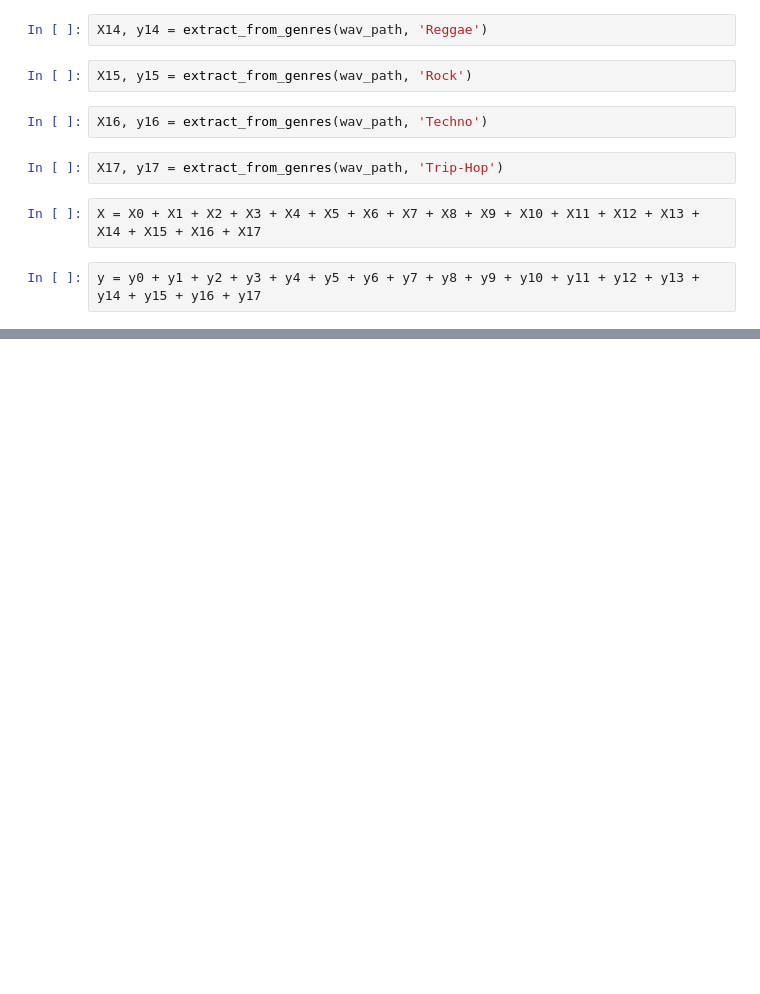
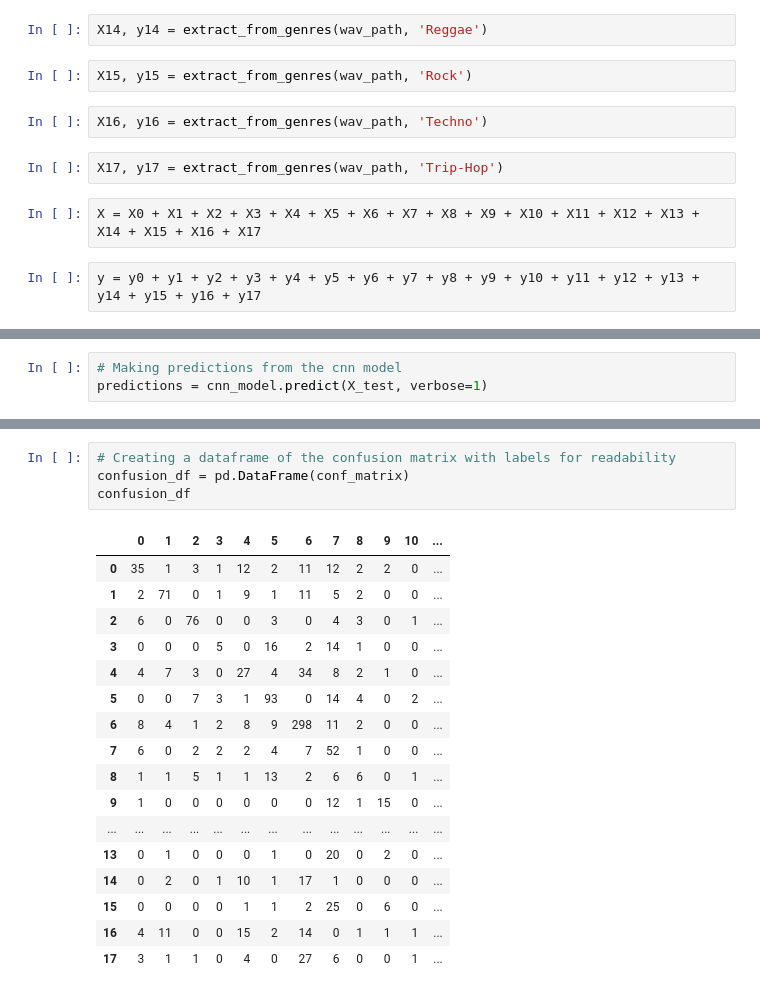
Before and after one commit to Zajano/Music_Genre_Classification, a Jupyter notebook: April/030821_Classification_Attempt_05/Jupyter_Notebooks/classification_attempt_05.ipynb, the cells around one changed output, grey strips where cells are left out. Saved outputs shown, nothing was run; the diff lists cells and outputs as text; blank space fills up the shorter version.

```diff
--- a/April/030821_Classification_Attempt_05/Jupyter_Notebooks/classification_attempt_05.ipynb
+++ b/April/030821_Classification_Attempt_05/Jupyter_Notebooks/classification_attempt_05.ipynb
@@ -426,0 +363,3 @@ print(resultsC)
+# %%
+# Making predictions from the cnn model
+predictions = cnn_model.predict(X_test, verbose=1)
@@ -426,0 +439,22 @@ print(resultsC)
+# %%
+# Creating a dataframe of the confusion matrix with labels for readability
+confusion_df = pd.DataFrame(conf_matrix)
+confusion_df
+# %% [output]
+|  | 0 | 1 | 2 | 3 | 4 | 5 | 6 | 7 | 8 | 9 | 10 | ... |
+| 0 | 35 | 1 | 3 | 1 | 12 | 2 | 11 | 12 | 2 | 2 | 0 | ... |
+| 1 | 2 | 71 | 0 | 1 | 9 | 1 | 11 | 5 | 2 | 0 | 0 | ... |
+| 2 | 6 | 0 | 76 | 0 | 0 | 3 | 0 | 4 | 3 | 0 | 1 | ... |
+| 3 | 0 | 0 | 0 | 5 | 0 | 16 | 2 | 14 | 1 | 0 | 0 | ... |
+| 4 | 4 | 7 | 3 | 0 | 27 | 4 | 34 | 8 | 2 | 1 | 0 | ... |
+| 5 | 0 | 0 | 7 | 3 | 1 | 93 | 0 | 14 | 4 | 0 | 2 | ... |
+| 6 | 8 | 4 | 1 | 2 | 8 | 9 | 298 | 11 | 2 | 0 | 0 | ... |
+| 7 | 6 | 0 | 2 | 2 | 2 | 4 | 7 | 52 | 1 | 0 | 0 | ... |
+| 8 | 1 | 1 | 5 | 1 | 1 | 13 | 2 | 6 | 6 | 0 | 1 | ... |
+| 9 | 1 | 0 | 0 | 0 | 0 | 0 | 0 | 12 | 1 | 15 | 0 | ... |
+| ... | ... | ... | ... | ... | ... | ... | ... | ... | ... | ... | ... | ... |
+| 13 | 0 | 1 | 0 | 0 | 0 | 1 | 0 | 20 | 0 | 2 | 0 | ... |
+| 14 | 0 | 2 | 0 | 1 | 10 | 1 | 17 | 1 | 0 | 0 | 0 | ... |
+| 15 | 0 | 0 | 0 | 0 | 1 | 1 | 2 | 25 | 0 | 6 | 0 | ... |
+| 16 | 4 | 11 | 0 | 0 | 15 | 2 | 14 | 0 | 1 | 1 | 1 | ... |
+| 17 | 3 | 1 | 1 | 0 | 4 | 0 | 27 | 6 | 0 | 0 | 1 | ... |
```
Also changed, not shown: parts of 50 cells of this notebook.
